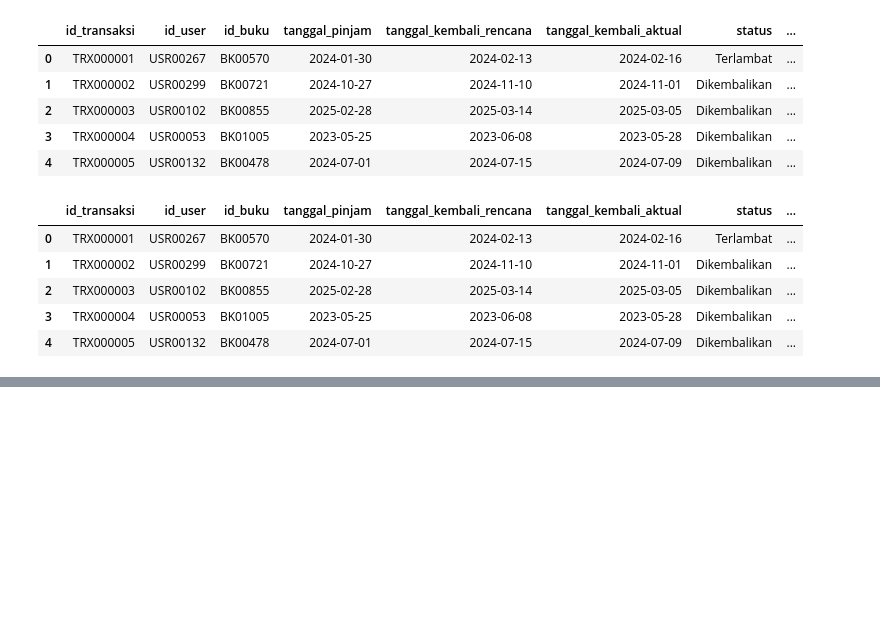
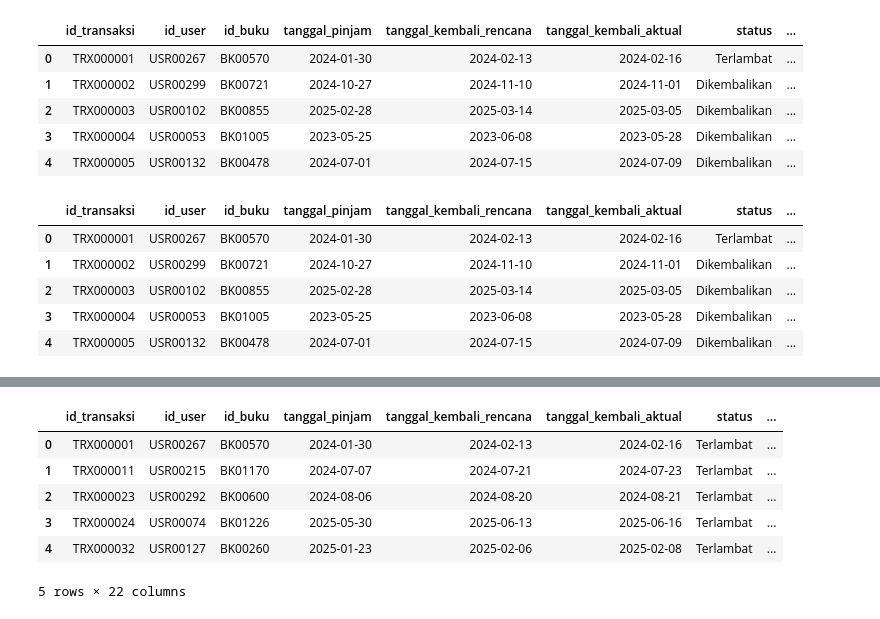
Before and after one commit to mayanggumelarr/Hybrid-Library-Book-Recomendation-Content-Base-Filtering, a Jupyter notebook: cbf-book-rec.ipynb, the cells around one changed output, grey strips where cells are left out. Cells and saved outputs as stored; diff of their text form; code cells hidden in the pictures; blank space fills up the shorter version.

```diff
--- a/cbf-book-rec.ipynb
+++ b/cbf-book-rec.ipynb
@@ -488,0 +511,18 @@ df_trs.to_csv('data/data-peminjaman-buku.csv')
+# %%
+# Join data peminjaman dengan data buku
+data_buku_terlambat_kembali = pd.merge(
+    buku_terlambat_kemmbali,
+    df_book,
+    on='id_buku',
+    how='inner'
+)
+
+data_buku_terlambat_kembali.head()
+# %% [output]
+|  | id_transaksi | id_user | id_buku | tanggal_pinjam | tanggal_kembali_rencana | tanggal_kembali_aktual | status | ... |
+| 0 | TRX000001 | USR00267 | BK00570 | 2024-01-30 | 2024-02-13 | 2024-02-16 | Terlambat | ... |
+| 1 | TRX000011 | USR00215 | BK01170 | 2024-07-07 | 2024-07-21 | 2024-07-23 | Terlambat | ... |
+| 2 | TRX000023 | USR00292 | BK00600 | 2024-08-06 | 2024-08-20 | 2024-08-21 | Terlambat | ... |
+| 3 | TRX000024 | USR00074 | BK01226 | 2025-05-30 | 2025-06-13 | 2025-06-16 | Terlambat | ... |
+| 4 | TRX000032 | USR00127 | BK00260 | 2025-01-23 | 2025-02-06 | 2025-02-08 | Terlambat | ... |
+5 rows × 22 columns
```
Also changed, not shown: parts of 2 cells of this notebook, 1 other file.
